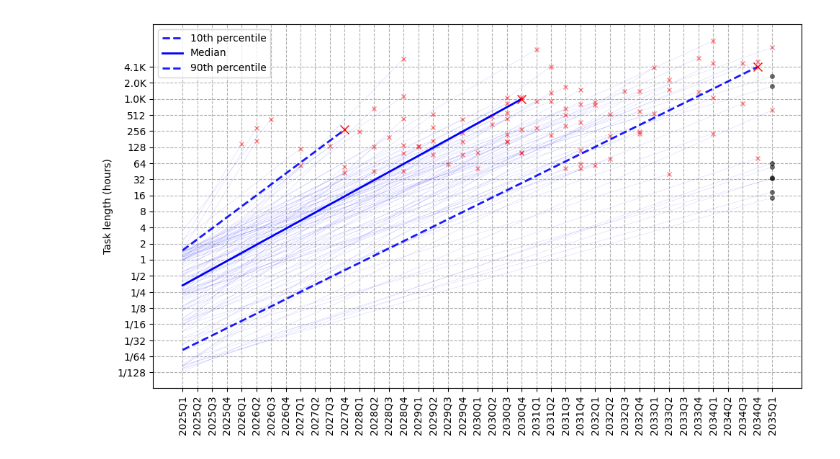
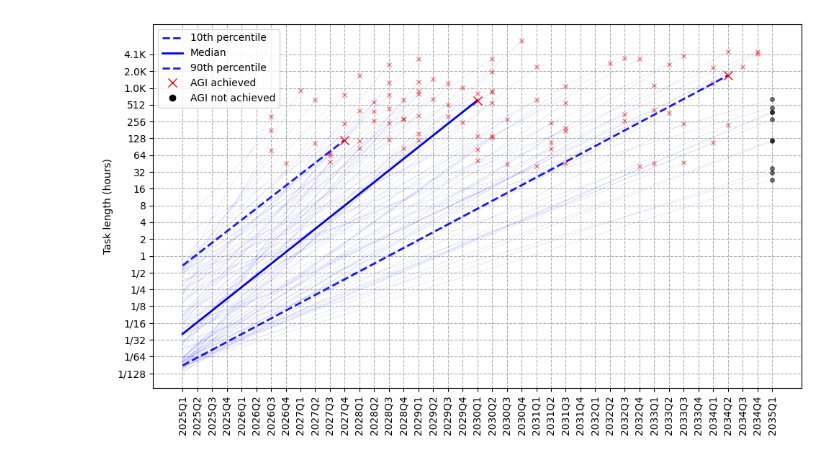
Before and after one commit to whymath/agi_timelines, a Jupyter notebook: METR Timelines Model.ipynb, the cells around one changed output. Saved outputs shown, nothing was run; the diff lists cells and outputs as text; code cells hidden in the pictures.

```diff
--- a/METR Timelines Model.ipynb
+++ b/METR Timelines Model.ipynb
@@ -8,11 +8,15 @@ from pprint import pprint
 from datetime import datetime, timedelta
 
 
-def run_model(model):
+O3_LAUNCH_DATE = datetime(2025, 4, 16)
+CLAUDE_3P7_LAUNCH_DATE = datetime(2025, 2, 24)
+
+
+def run_model(model, index_date=O3_LAUNCH_DATE):
     samples = sq.sample(model, n=100_000, verbose=True)
     pprint(sq.get_percentiles(samples, digits=0))
     print('\n-\n')
-    samples_ = sq.get_percentiles(samples_to_date(samples))
+    samples_ = sq.get_percentiles(samples_to_date(samples, index_date=index_date))
     samples_ = {k: v.strftime("%Y %b %d") for k, v in samples_.items()}
     pprint(samples_)
     return samples
@@ -28,17 +32,16 @@ def calculate_doubling_time(start_task_length, agi_task_length, doubling_time):
     return doublings_needed * doubling_time
 
 
-def samples_to_date(samples):
-    claude_3p7_launch_date = datetime(2025, 2, 24)
-    date_converter = np.vectorize(lambda x: claude_3p7_launch_date + timedelta(days=int(x)))
+def samples_to_date(samples, index_date=O3_LAUNCH_DATE):
+    date_converter = np.vectorize(lambda x: index_date + timedelta(days=int(np.ceil(x))))
     return date_converter(samples)
 
 
 print('Fast model')
-print(samples_to_date(calculate_doubling_time(1, 167, 118) @ 1))
+print(samples_to_date(calculate_doubling_time(start_task_length=7.57, agi_task_length=167, doubling_time=90) @ 1))
 print('-')
 print('Slow model')
-print(samples_to_date(calculate_doubling_time((15/60)/10, 2000, 212) @ 1))
+print(samples_to_date(calculate_doubling_time(start_task_length=5/60/60, agi_task_length=4000, doubling_time=300) @ 1))
 print('-')
 # %% [output]
 Fast model
@@ -119,6 +172,6 @@ sq.get_percentiles(agi_task_length @ 100_000, digits=0)
 # %%
 print('## DOUBLING TIME (displayed in days) ##')
-doubling_time = sq.norm(118, 212+(212-118), credibility=80, lclip=60)
+doubling_time = sq.lognorm(90, 250, credibility=80, lclip=60)
 sq.get_percentiles(doubling_time @ 100_000, digits=0)
 # %% [output]
 ## DOUBLING TIME (displayed in days) ##
@@ -403,31 +456,36 @@ def plot_exponential_growth(doubling_time_days, starting_hours, agi_task_length,
     else:
         plt.plot(quarters[:p50_terminate_quarter+1], p50_curve[:p50_terminate_quarter+1],
                 'b-', linewidth=2, label='Median')
         plt.plot(quarters[p50_terminate_quarter], p50_curve[p50_terminate_quarter],
                 'rx', markersize=8, alpha=1)
 
     # 90th percentile
     if p90_terminate_quarter >= len(quarters):
         plt.plot(quarters, p90_curve, 'b--', linewidth=2, alpha=0.9, label='90th percentile')
         plt.plot(quarters[-1], p90_curve[-1], 'ko', markersize=6)
     else:
         plt.plot(quarters[:p90_terminate_quarter+1], p90_curve[:p90_terminate_quarter+1],
                 'b--', linewidth=2, alpha=0.9, label='90th percentile')
         plt.plot(quarters[p90_terminate_quarter], p90_curve[p90_terminate_quarter],
                 'rx', markersize=8, alpha=1)
 
+    # Add marker explanations to legend
+    # Create empty plots with the markers for the legend
+    plt.plot([], [], 'rx', markersize=8, label='AGI achieved')
+    plt.plot([], [], 'ko', markersize=6, label='AGI not achieved')
+
     plt.grid(True, linestyle='--', alpha=1)
     plt.yscale('log', base=2)
     quarter_labels = [f"{2025+q//4}Q{q%4+1}" for q in quarters]
     plt.xticks(quarters, quarter_labels, rotation=90)
     plt.yticks([2**i for i in range(-7, 13)])
     plt.ylabel("Task length (hours)")
     plt.gca().yaxis.set_major_formatter(FuncFormatter(billions_formatter))
     plt.legend()
     plt.tight_layout()
     plt.show()
     return None
 
 plot_exponential_growth(doubling_time, start_task_length, agi_task_length, shift, n_quarters=40, n_samples=10_000, n_traces=100)
 # %% [output]
-[figure, old version]
+[figure, new version]
```
Also changed, not shown: parts of 9 cells of this notebook.
